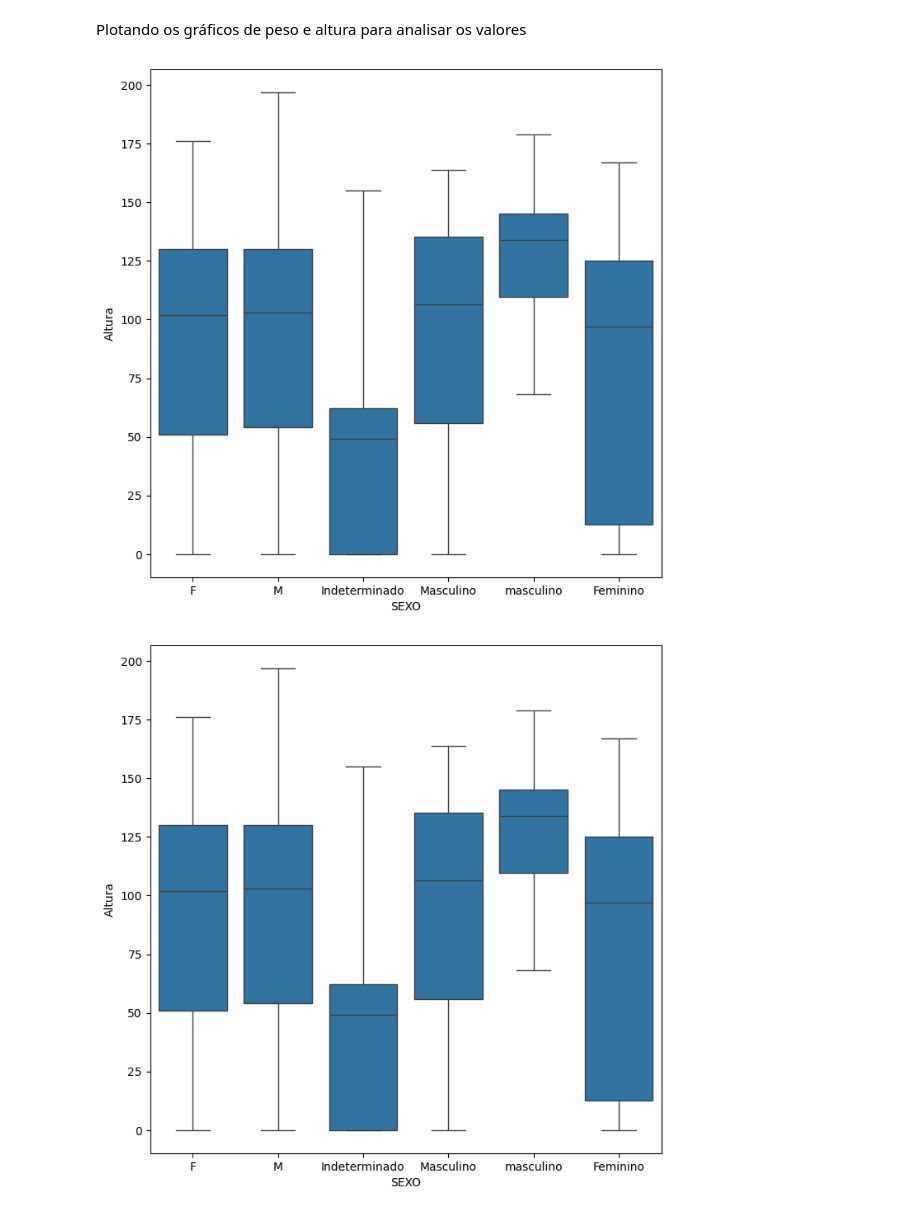
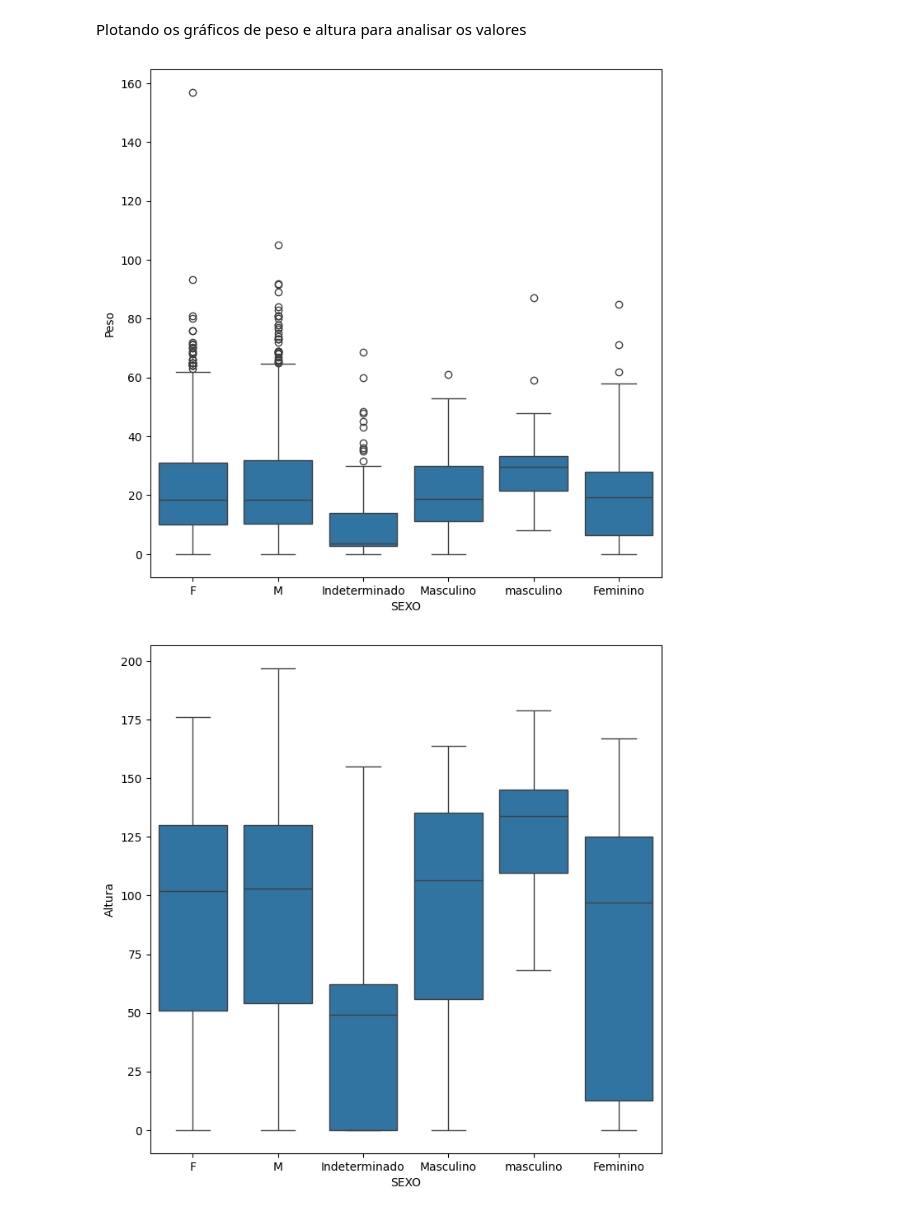
Before and after one commit to guisantoxxx/trabalho-AM, a Jupyter notebook: main.ipynb, the cells around one changed output. Drawn from its saved outputs; the diff is of its cells as text; code cells hidden in the pictures.

```diff
--- a/main.ipynb
+++ b/main.ipynb
@@ -642,9 +681,9 @@ test_data["IDADE"] = fill_na_mediana(test_data, "IDADE")
 # %% [markdown]
 Plotando os gráficos de peso e altura para analisar os valores
 # %%
-plotar_boxplot(test_data, "Altura", "SEXO")
+plotar_boxplot(test_data, "Peso", "SEXO")
 # %% [output]
-[figure, old version]
+[figure, new version]
 # %%
 plotar_boxplot(test_data, 'Altura', 'SEXO')
 # %% [output]
```
Also changed, not shown: parts of 7 cells of this notebook, 1 other file.
